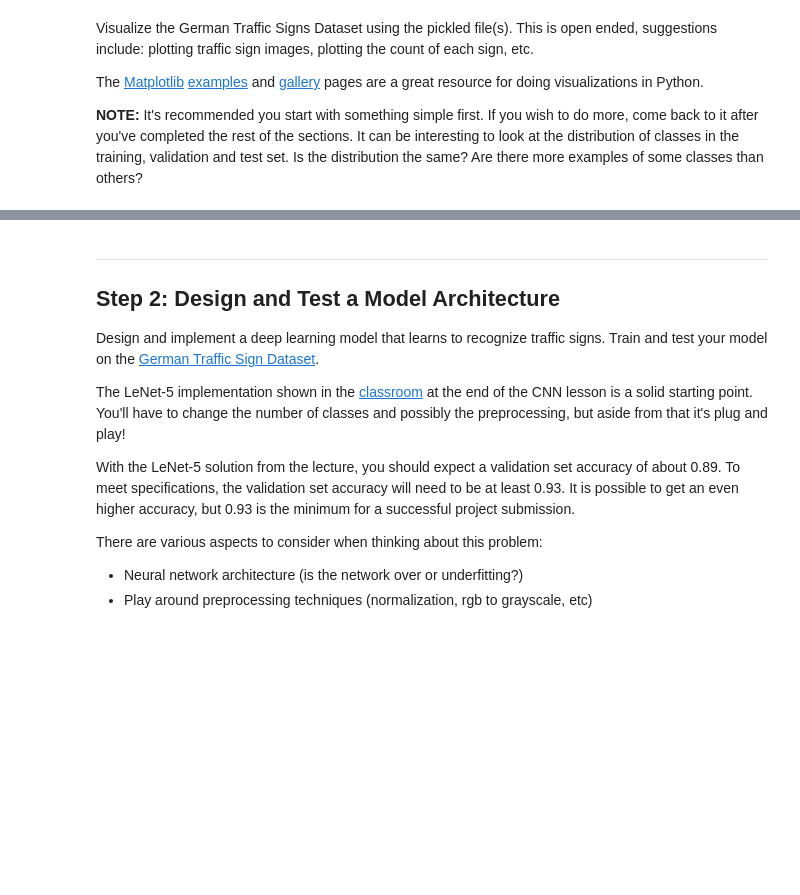
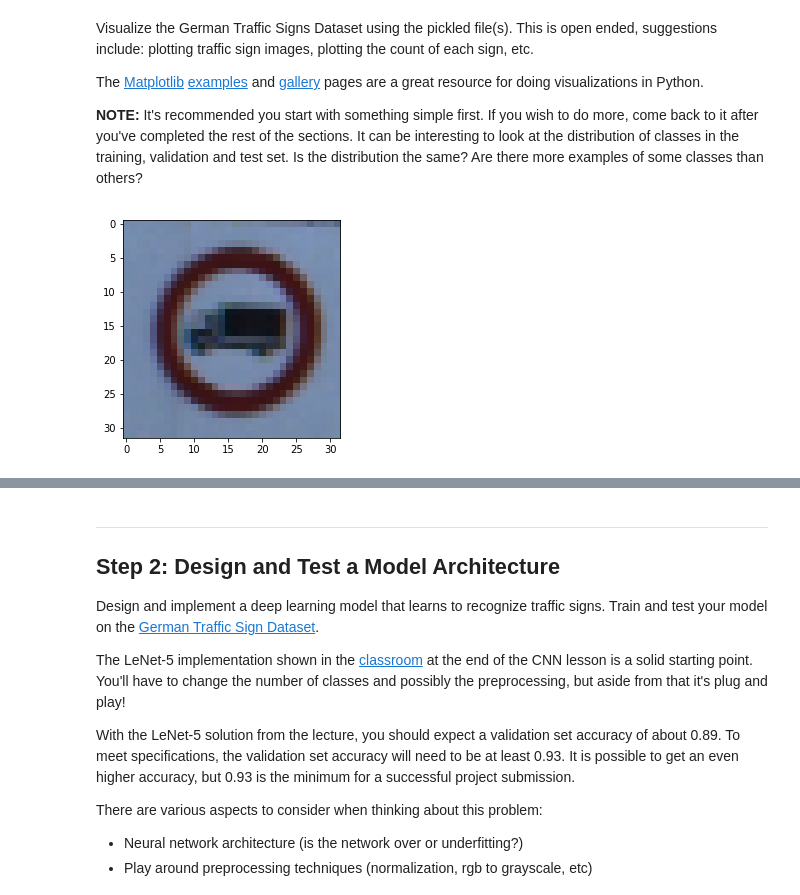
Before and after one commit to clockworks/nd-carnd-traffic-sign-classifier-p2, a Jupyter notebook: Traffic_Sign_Classifier.ipynb, the cells around one changed output, grey strips where cells are left out. Cells and saved outputs as stored; diff of their text form; code cells hidden in the pictures; blank space fills up the shorter version.

Commit message:
exploratory visualizations

```diff
--- a/Traffic_Sign_Classifier.ipynb
+++ b/Traffic_Sign_Classifier.ipynb
@@ -25,9 +25,9 @@ import pickle
 
 # TODO: Fill this in based on where you saved the training and testing data
 
-training_file = ?
-validation_file=?
-testing_file = ?
+training_file = './data/traffic-signs-data/test.p'
+validation_file= './data/traffic-signs-data/train.p'
+testing_file = './data/traffic-signs-data/valid.p'
 
 with open(training_file, mode='rb') as f:
     train = pickle.load(f)
@@ -88,6 +101,12 @@ The [Matplotlib](http://matplotlib.org/) [examples](http://matplotlib.org/exampl
 # %%
 ### Data exploration visualization code goes here.
 ### Feel free to use as many code cells as needed.
 import matplotlib.pyplot as plt
 # Visualizations will be shown in the notebook.
 %matplotlib inline
+
+
+plt.imshow(X_train[0])
+plt.show()
+# %% [output]
+[figure, added]
```
Also changed, not shown: parts of 2 cells of this notebook.
